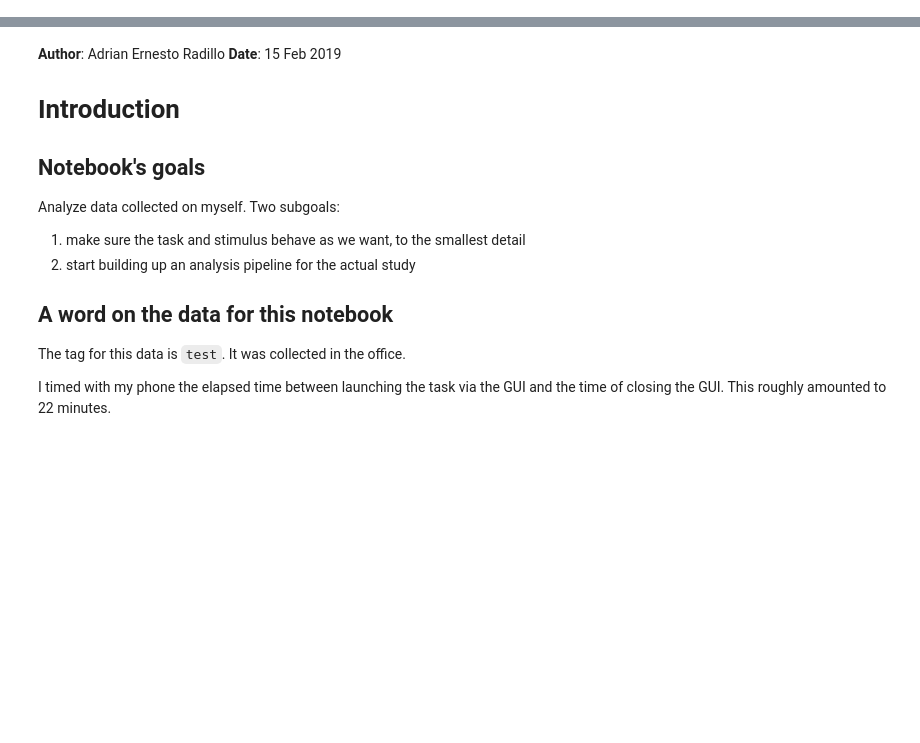
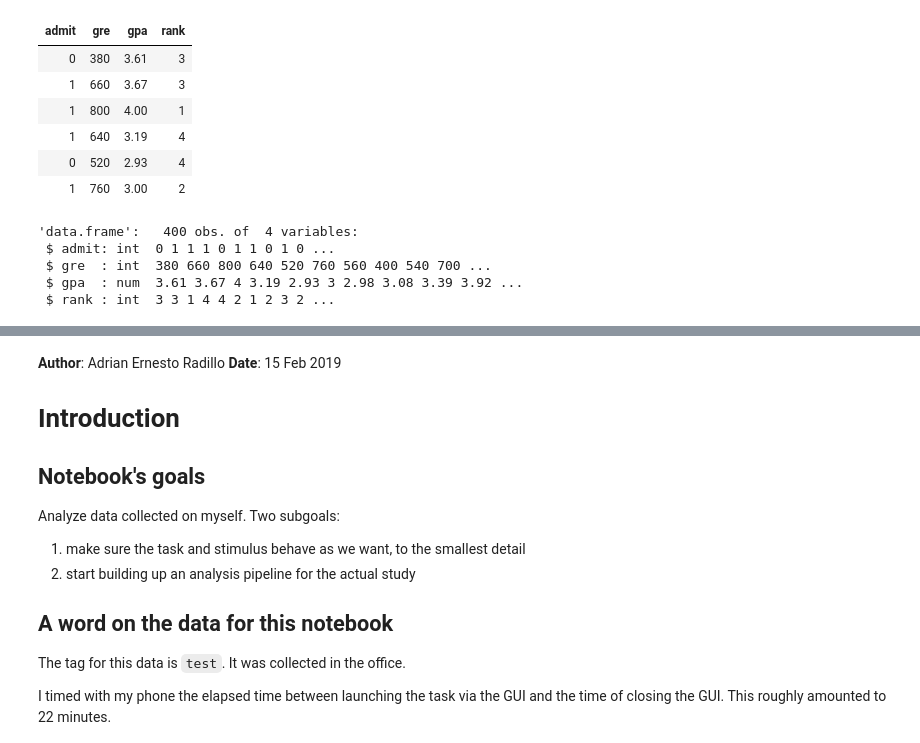
Before and after one commit to TheGoldLab/Analysis_SingleCP_DotsReversal, a Jupyter notebook: Jupyter/test.ipynb, the cells around one changed output, grey strips where cells are left out. Saved outputs shown, nothing was run; the diff lists cells and outputs as text; code cells hidden in the pictures; blank space fills up the shorter version.

```diff
--- a/Jupyter/test.ipynb
+++ b/Jupyter/test.ipynb
@@ -2,0 +96,22 @@ IRdisplay::display_html(file='code_hiding.html')
+# %%
+# following examples here:
+# https://stats.idre.ucla.edu/r/dae/logit-regression/
+mydata <- read.csv("https://stats.idre.ucla.edu/stat/data/binary.csv")
+## view the first few rows of the data
+head(mydata)
+# %% [output]
+| admit | gre | gpa | rank |
+| 0 | 380 | 3.61 | 3 |
+| 1 | 660 | 3.67 | 3 |
+| 1 | 800 | 4.00 | 1 |
+| 1 | 640 | 3.19 | 4 |
+| 0 | 520 | 2.93 | 4 |
+| 1 | 760 | 3.00 | 2 |
+# %%
+str(mydata)
+# %% [output]
+'data.frame':   400 obs. of  4 variables:
+ $ admit: int  0 1 1 1 0 1 1 0 1 0 ...
+ $ gre  : int  380 660 800 640 520 760 560 400 540 700 ...
+ $ gpa  : num  3.61 3.67 4 3.19 2.93 3 2.98 3.08 3.39 3.92 ...
+ $ rank : int  3 3 1 4 4 2 1 2 3 2 ...
```
Also changed, not shown: parts of 21 cells of this notebook, 2 other files.
